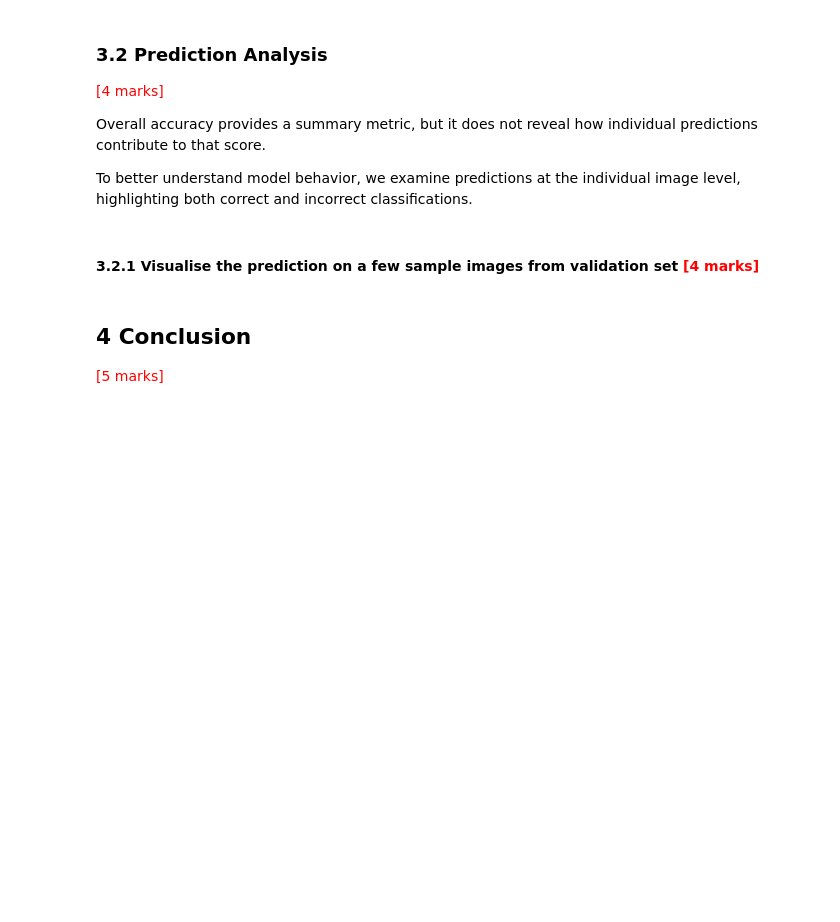
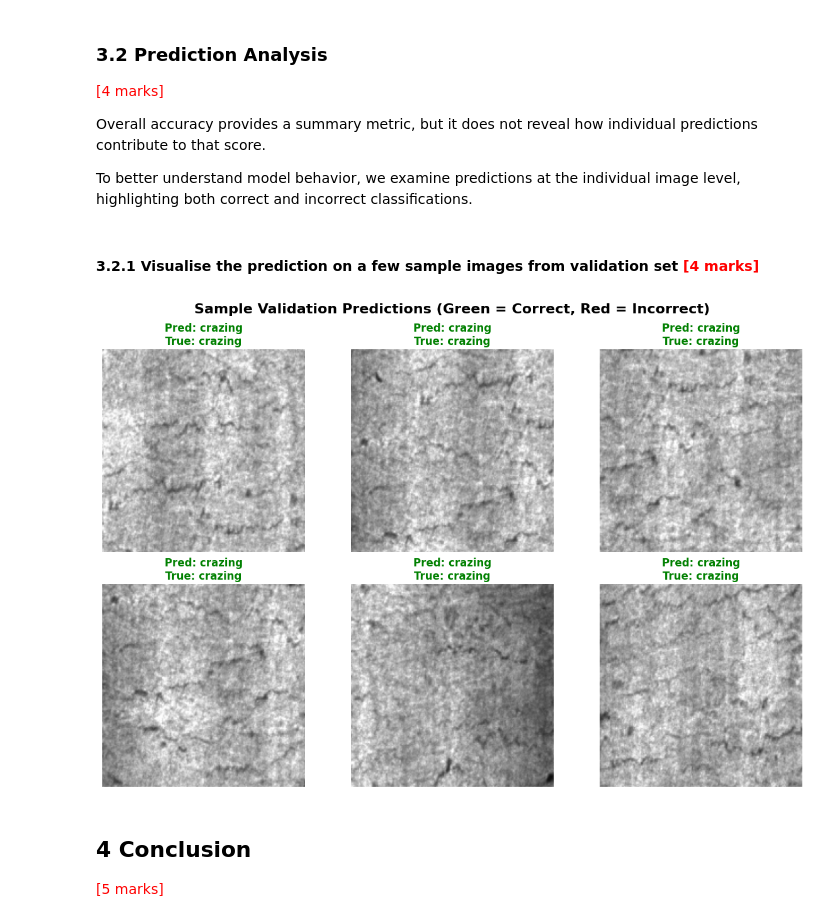
Before and after one commit to mayuresh-tungare/c7-assignment, a Jupyter notebook: Transfer_Learning_Surface_Defect_Mayuresh_Tungare.ipynb, the cells around one changed output. Saved outputs shown, nothing was run; the diff lists cells and outputs as text; code cells hidden in the pictures; blank space fills up the shorter version.

```diff
--- a/Transfer_Learning_Surface_Defect_Mayuresh_Tungare.ipynb
+++ b/Transfer_Learning_Surface_Defect_Mayuresh_Tungare.ipynb
@@ -368,3 +775,59 @@ To better understand model behavior, we examine predictions at the individual im
+# %%
+# Visualisation of Validation Predictions
+
+import matplotlib.pyplot as plt
+import numpy as np
+import torch
+
+# Set model to evaluation mode
+model.eval()
+
+# Get a single batch of validation images
+images, labels = next(iter(val_loader))
+
+# Move to the corresponding device
+images_dev = images.to(device)
+labels_dev = labels.to(device)
+
+# Get model predictions
+with torch.no_grad():
+    outputs = model(images_dev)
+    _, preds = torch.max(outputs, 1)
+
+# Convert to numpy arrays for visualization
+images_np = images.cpu().numpy()
+labels_np = labels.numpy()
+preds_np = preds.cpu().numpy()
+
+# Reverse ImageNet normalization for display purposes
+mean = np.array([0.485, 0.456, 0.406])
+std = np.array([0.229, 0.224, 0.225])
+
+# Plot a grid of 6 sample images
+fig, axes = plt.subplots(2, 3, figsize=(12, 8))
+axes = axes.ravel()
+
+for i in range(6):
+    # Transpose back from (C, H, W) to (H, W, C) for rendering
+    img = np.transpose(images_np[i], (1, 2, 0))
+    img = std * img + mean  # Unnormalize
+    img = np.clip(img, 0, 1)  # Clip boundaries
+
+    true_class = val_dataset.classes[labels_np[i]]
+    pred_class = val_dataset.classes[preds_np[i]]
+
+    axes[i].imshow(img)
+    axes[i].axis('off')
+
+    # Color green for correct, red for incorrect predictions
+    title_color = 'green' if true_class == pred_class else 'red'
+    axes[i].set_title(f"Pred: {pred_class}\nTrue: {true_class}", color=title_color, fontsize=12, fontweight='bold')
+
+plt.suptitle("Sample Validation Predictions (Green = Correct, Red = Incorrect)", fontsize=16, fontweight='bold')
+plt.tight_layout()
+plt.show()
+# %% [output]
+[figure, added]
 # %% [markdown]
 ## 4 Conclusion
 
```
Also changed, not shown: parts of 28 cells of this notebook.
